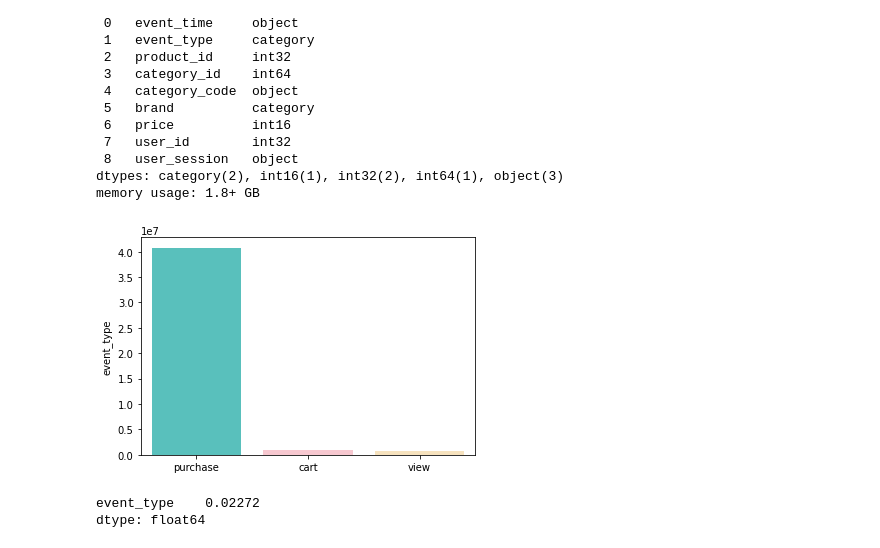
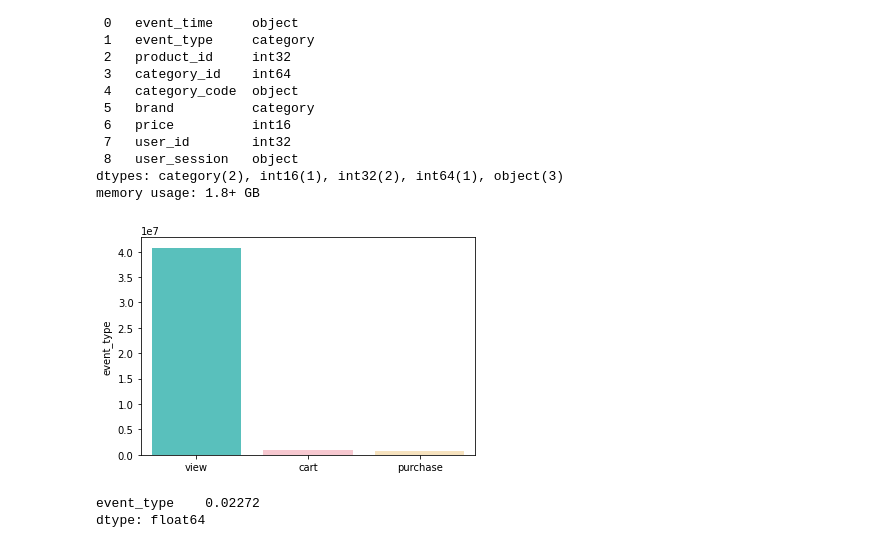
Before and after one commit to lover-swan/project2_2, a Jupyter notebook: (1)EDA1.ipynb, the cells around one changed output. Saved outputs shown, nothing was run; the diff lists cells and outputs as text; code cells hidden in the pictures.

```diff
--- a/(1)EDA1.ipynb
+++ b/(1)EDA1.ipynb
@@ -51,10 +51,10 @@ memory usage: 1.8+ GB
 # %%
 count_type=pd.DataFrame(data.event_type.value_counts())
 # %%
-sns.barplot(y=count_type.event_type.sort_values(ascending=False),x=['purchase','cart','view'],palette=['mediumturquoise','pink','moccasin'])
+sns.barplot(y=count_type.event_type.sort_values(ascending=False),x=['view','cart','purchase'],palette=['mediumturquoise','pink','moccasin'])
 plt.show()
 # %% [output]
-[figure, old version]
+[figure, new version]
 # %%
 #클릭-장바구니 전환율
 # %%
```
